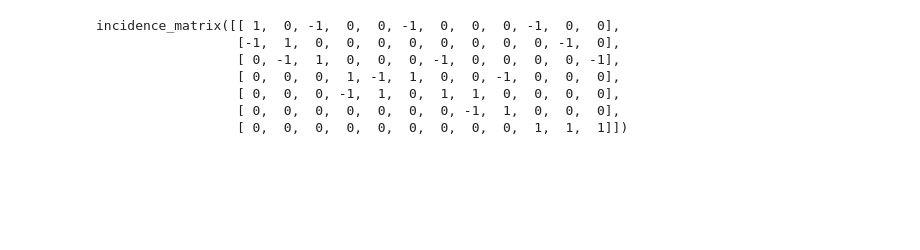
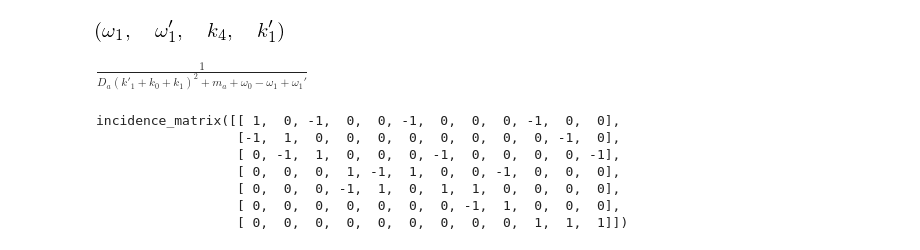
Before and after one commit to sirsh/renormer, a Jupyter notebook: samples/graphs.ipynb, the cells around one changed output. Saved outputs shown, nothing was run; the diff lists cells and outputs as text; code cells hidden in the pictures; blank space fills up the shorter version.

```diff
--- a/samples/graphs.ipynb
+++ b/samples/graphs.ipynb
@@ -9 +10,12 @@ import numpy as np
 init_printing()
+# %%
+def omega_var(i,is_external=False):return Symbol("omega_"+str(i)) if not is_external else Symbol("{\omega}_"+str(i)+"'")
+def k_var(i,is_external=False):return Symbol("k"+str(i)) if not is_external else Symbol("k'_"+str(i))
+omega_var(1),omega_var(1,True),k_var(4),k_var(1,True),
+# %% [output]
+[figure, added]
+# %%
+
+_scalar_propagator_([1,-1], [0,1,0])
+# %% [output]
+$\frac{1}{D_{a} \left(k'_{1} + k_{0} + k_{1}\right)^{2} + m_{a} + \omega_{0} - \omega_{1} + {\omega}_1'}$
```
Also changed, not shown: parts of 45 cells of this notebook, 1 other file.
